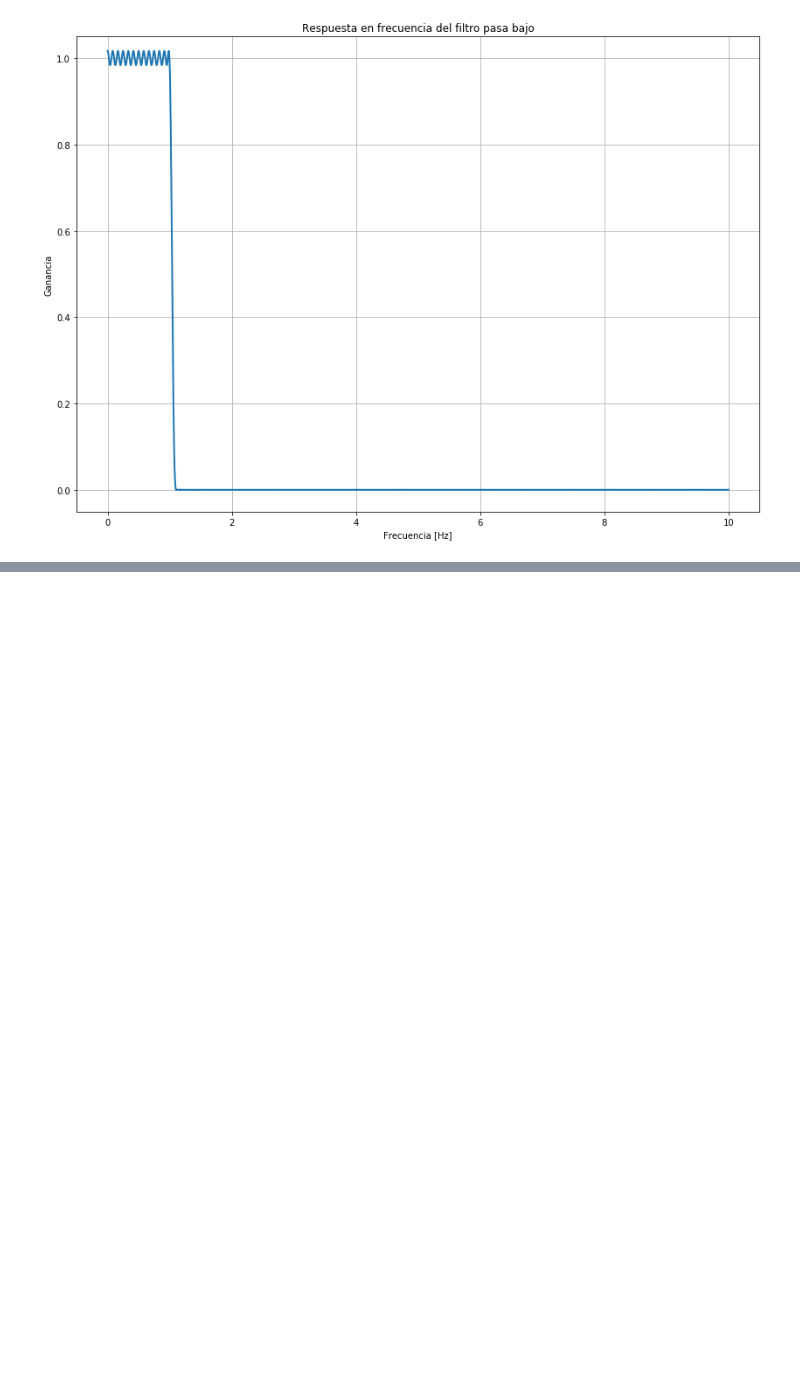
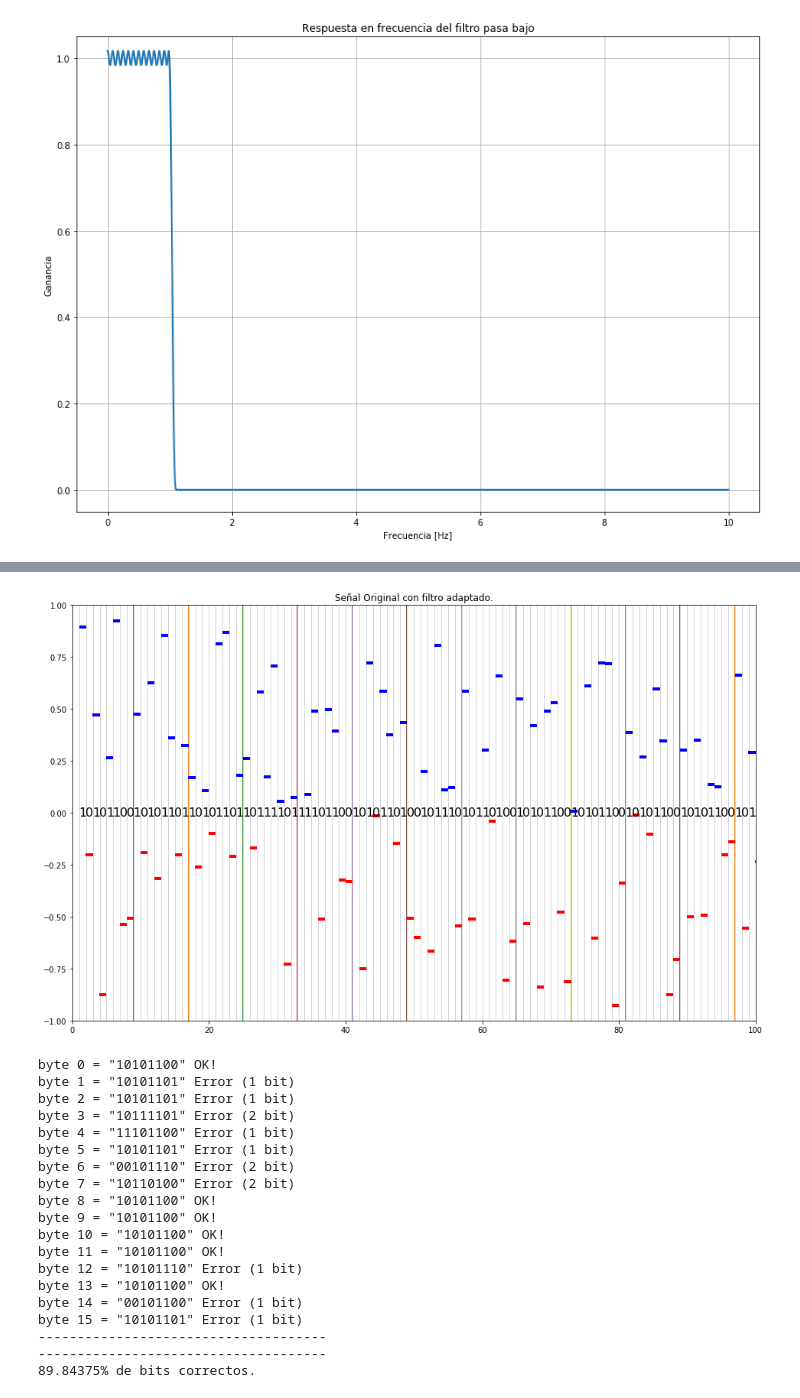
Before and after one commit to royconejo/PdS2, a Jupyter notebook: TP1.ipynb, the cells around one changed output, grey strips where cells are left out. Cells and saved outputs as stored; diff of their text form; code cells hidden in the pictures; blank space fills up the shorter version.

```diff
--- a/TP1.ipynb
+++ b/TP1.ipynb
@@ -127,0 +259,24 @@ plt.show ()
+# %%
+header = dibujarSubsamplearSenial (signalOriginalFiltered, 100, 'Señal Original con filtro adaptado.')
+chequearHeader (header)
+# %% [output]
+[figure, added]
+byte 0 = "10101100" OK!
+byte 1 = "10101101" Error (1 bit)
+byte 2 = "10101101" Error (1 bit)
+byte 3 = "10111101" Error (2 bit)
+byte 4 = "11101100" Error (1 bit)
+byte 5 = "10101101" Error (1 bit)
+byte 6 = "00101110" Error (2 bit)
+byte 7 = "10110100" Error (2 bit)
+byte 8 = "10101100" OK!
+byte 9 = "10101100" OK!
+byte 10 = "10101100" OK!
+byte 11 = "10101100" OK!
+byte 12 = "10101110" Error (1 bit)
+byte 13 = "10101100" OK!
+byte 14 = "00101100" Error (1 bit)
+byte 15 = "10101101" Error (1 bit)
+-------------------------------------
+-------------------------------------
+89.84375% de bits correctos.
```
Also changed, not shown: parts of 14 cells of this notebook.
